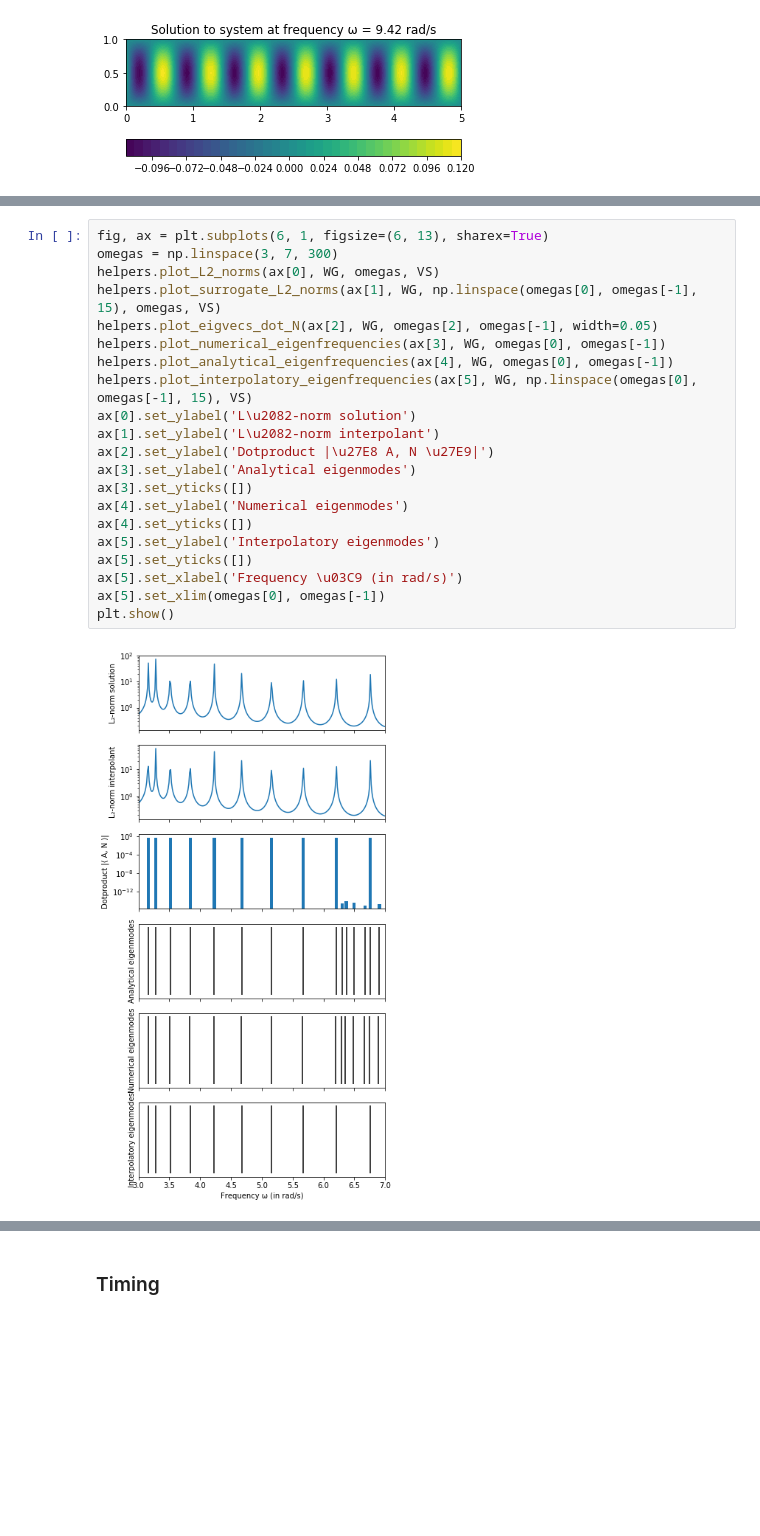
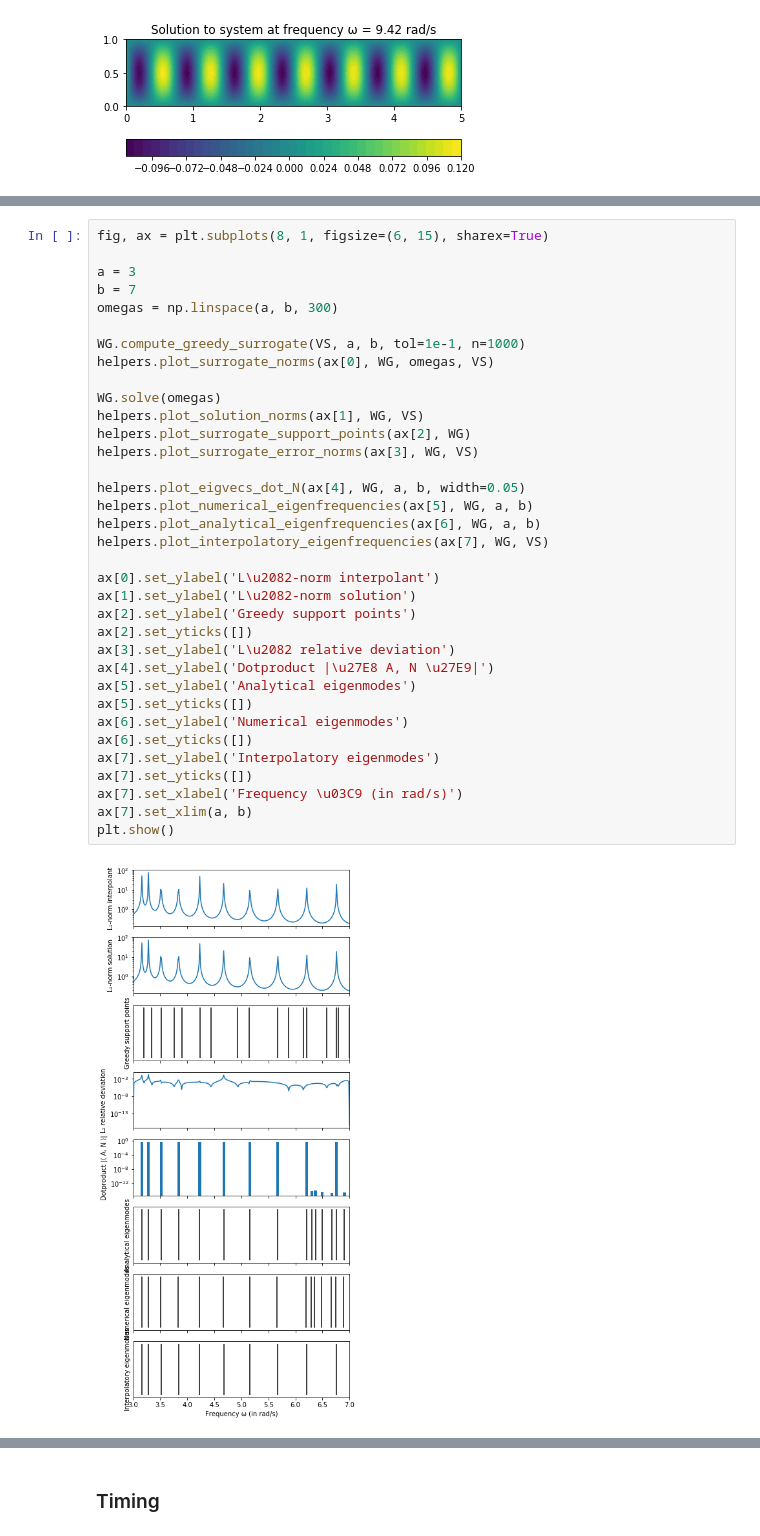
Before and after one commit to FMatti/Maxwell-MRI, a Jupyter notebook: examples/rectangular_waveguide/rectangular_waveguide.ipynb, the cells around one changed output, grey strips where cells are left out. Saved outputs shown, nothing was run; the diff lists cells and outputs as text; blank space fills up the shorter version.

```diff
--- a/examples/rectangular_waveguide/rectangular_waveguide.ipynb
+++ b/examples/rectangular_waveguide/rectangular_waveguide.ipynb
@@ -39,24 +41,38 @@ class trace(fen.SubDomain):
 VS = VectorSpaceL2(WG)
 # %%
-fig, ax = plt.subplots(6, 1, figsize=(6, 13), sharex=True)
-omegas = np.linspace(3, 7, 300)
-helpers.plot_L2_norms(ax[0], WG, omegas, VS)
-helpers.plot_surrogate_L2_norms(ax[1], WG, np.linspace(omegas[0], omegas[-1], 15), omegas, VS)
-helpers.plot_eigvecs_dot_N(ax[2], WG, omegas[2], omegas[-1], width=0.05)
-helpers.plot_numerical_eigenfrequencies(ax[3], WG, omegas[0], omegas[-1])
-helpers.plot_analytical_eigenfrequencies(ax[4], WG, omegas[0], omegas[-1])
-helpers.plot_interpolatory_eigenfrequencies(ax[5], WG, np.linspace(omegas[0], omegas[-1], 15), VS)
-ax[0].set_ylabel('L\u2082-norm solution')
-ax[1].set_ylabel('L\u2082-norm interpolant')
-ax[2].set_ylabel('Dotproduct |\u27E8 A, N \u27E9|')
-ax[3].set_ylabel('Analytical eigenmodes')
-ax[3].set_yticks([])
-ax[4].set_ylabel('Numerical eigenmodes')
-ax[4].set_yticks([])
-ax[5].set_ylabel('Interpolatory eigenmodes')
+fig, ax = plt.subplots(8, 1, figsize=(6, 15), sharex=True)
+
+a = 3
+b = 7
+omegas = np.linspace(a, b, 300)
+
+WG.compute_greedy_surrogate(VS, a, b, tol=1e-1, n=1000)
+helpers.plot_surrogate_norms(ax[0], WG, omegas, VS)
+
+WG.solve(omegas)
+helpers.plot_solution_norms(ax[1], WG, VS)
+helpers.plot_surrogate_support_points(ax[2], WG)
+helpers.plot_surrogate_error_norms(ax[3], WG, VS)
+
+helpers.plot_eigvecs_dot_N(ax[4], WG, a, b, width=0.05)
+helpers.plot_numerical_eigenfrequencies(ax[5], WG, a, b)
+helpers.plot_analytical_eigenfrequencies(ax[6], WG, a, b)
+helpers.plot_interpolatory_eigenfrequencies(ax[7], WG, VS)
+
+ax[0].set_ylabel('L\u2082-norm interpolant')
+ax[1].set_ylabel('L\u2082-norm solution')
+ax[2].set_ylabel('Greedy support points')
+ax[2].set_yticks([])
+ax[3].set_ylabel('L\u2082 relative deviation')
+ax[4].set_ylabel('Dotproduct |\u27E8 A, N \u27E9|')
+ax[5].set_ylabel('Analytical eigenmodes')
 ax[5].set_yticks([])
-ax[5].set_xlabel('Frequency \u03C9 (in rad/s)')
-ax[5].set_xlim(omegas[0], omegas[-1])
+ax[6].set_ylabel('Numerical eigenmodes')
+ax[6].set_yticks([])
+ax[7].set_ylabel('Interpolatory eigenmodes')
+ax[7].set_yticks([])
+ax[7].set_xlabel('Frequency \u03C9 (in rad/s)')
+ax[7].set_xlim(a, b)
 plt.show()
 # %% [output]
-[figure, old version]
+[figure, new version]
```
Also changed, not shown: parts of 10 cells of this notebook, 5 other files.
